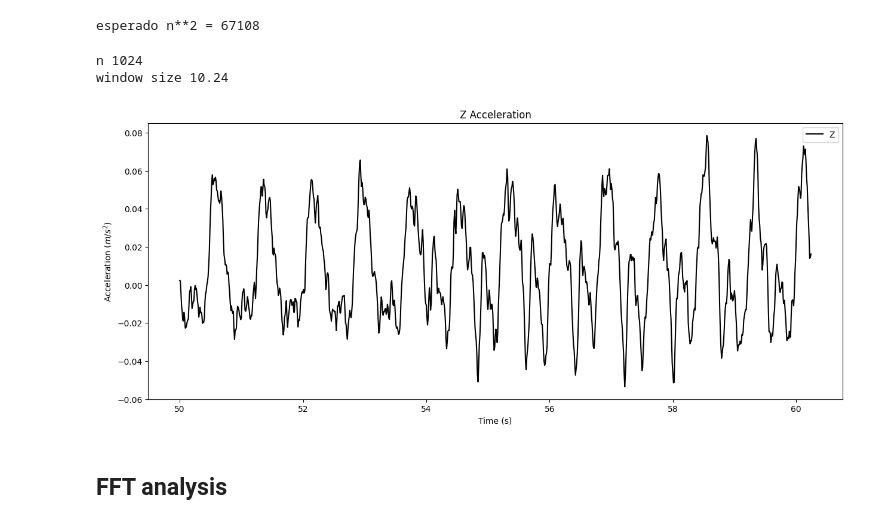
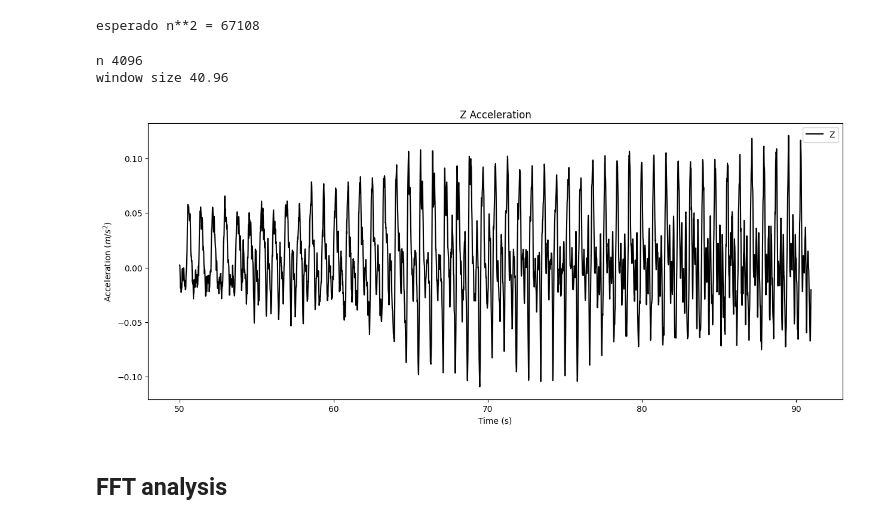
Before and after one commit to estructuraPy/sigepy, a Jupyter notebook: tutorials/cable_atirantado.ipynb, the cells around one changed output. Drawn from its saved outputs; the diff is of its cells as text; code cells hidden in the pictures.

```diff
--- a/tutorials/cable_atirantado.ipynb
+++ b/tutorials/cable_atirantado.ipynb
@@ -49,3 +41,13 @@ Skipping line due to invalid data: POSITION       Time             X1         Y1
+# %%
+labels =['X', 'Y', 'Z']
+label = 'Z'
+# %%
+df = utils.import_sts_acceleration_txt(file_location, labels) # Import data for wavelets and fft analysis
+df_ssicov = utils.import_sts_acceleration_txt(file_location, labels) # Import data for SSICov analysis
+# %%
+df = pd.DataFrame()
+df['Time'] = df_ssicov['Time']
+df[f'{label} Acceleration'] = df_ssicov[f'{label} Acceleration']
 # %%
 def filter_time_window(
     df: pd.DataFrame, label: str = None, start_time: float = None, window_size: float = None
@@ -102,16 +112,16 @@ print(f'esperado n**2 = {len(df['Time'])}')
 esperado n**2 = 67108
 # %%
 start_time = 50
-n = 10
+n = 12
 window_size = 0.01 * 2**n
 print(f'n {2**n}')
 print(f'window size {window_size}')
 df = filter_time_window(df, label, start_time, window_size)
 plot.acceleration(df, label, color='k')
 # %% [output]
-n 1024
-window size 10.24
+n 4096
+window size 40.96
-[figure, old version]
+[figure, new version]
 # %% [markdown]
 ## FFT analysis
 # %%
```
Also changed, not shown: parts of 44 cells of this notebook, 31 other files.
